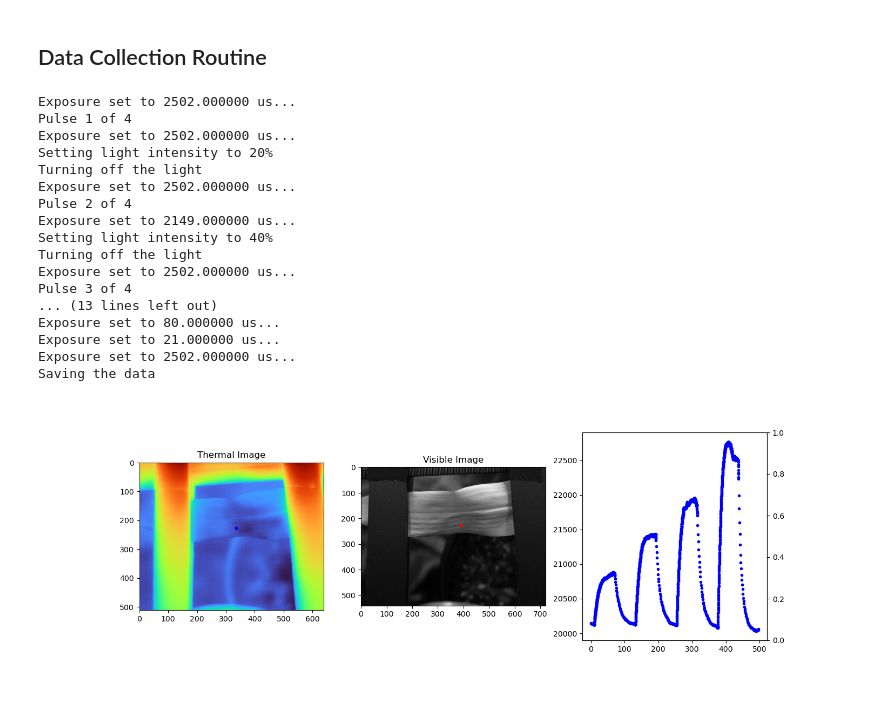
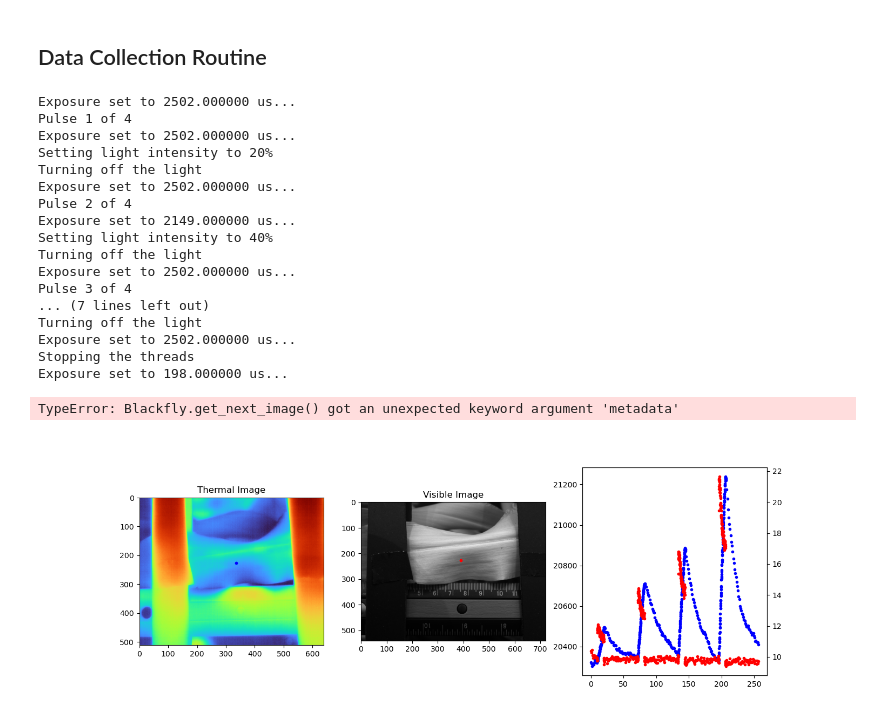
Before and after one commit to nnsriram27/plantProj, a Jupyter notebook: notebooks-setup/collect_plant_data_v2.ipynb, the cells around one changed output. Cells and saved outputs as stored; diff of their text form; code cells hidden in the pictures.

Commit message:
data collection script with checks

```diff
--- a/notebooks-setup/collect_plant_data_v2.ipynb
+++ b/notebooks-setup/collect_plant_data_v2.ipynb
@@ -315,8 +316,8 @@ pulsetrain_settings = {
         'num_pulses' : 4,
         'light_control_voltages': [2.99, 5.22, 6.76, 10],                 # in volts
         'light_intensity_perc'  : [20, 40, 60, 100],       # roughly converted from voltage to intensity percentage
-        'light_pulse_duration'  : [60, 60, 60, 60],               # in s
-        'relaxation_duration'   : [60,  60, 60, 60],                # in s
+        'light_pulse_duration'  : [10, 10, 10, 10],               # in s
+        'relaxation_duration'   : [50,  50, 50, 50],                # in s
         # 'extra_light_control_voltages' : [0.61, 1.15, 1.5],
         # 'extra_light_intensity_perc' : [2.5, 5.0, 7.5],
         # 'extra_light_pulse_duration' : [20, 20, 20],
@@ -406,7 +407,7 @@ def visible_capture_thread():
     while running:
         if pause_recording:
             continue
-        vis_img, vis_tstamp, vis_exp, vis_gain = vis_cam_obj.get_next_image(metadata=True)
+        vis_img, vis_tstamp, frame_number, vis_exp, vis_gain = vis_cam_obj.get_next_image()
         if vis_tstamp - last_frame_time > 1 / save_fps:
             ls_vis_frames.append(vis_img)
             ls_vis_tstamps.append(vis_tstamp)
@@ -419,22 +420,28 @@ vis_cap_thread = threading.Thread(target=visible_capture_thread)
 # Set up capture thread for thermal camera
 ls_thr_frames = []
 ls_thr_tstamps = []
+ls_thr_frame_numbers = []
+ls_thr_telemetry = []
 
 def thermal_capture_thread():
     global ls_thr_frames
     global ls_thr_tstamps
+    global ls_thr_frame_numbers
+    global ls_thr_telemetry
     global running
     global pause_recording
     global save_fps
-    _, last_frame_time = thr_cam_obj.get_next_image()
+    _, last_frame_time, _, _ = thr_cam_obj.get_next_image()
 
     while running:
         if pause_recording:
             continue
-        thr_img, thr_tstamp = thr_cam_obj.get_next_image()
+        thr_img, thr_tstamp, thr_frame_num, thr_telemetry = thr_cam_obj.get_next_image()
         if thr_tstamp - last_frame_time > 1 / save_fps:
             ls_thr_frames.append(thr_img)
             ls_thr_tstamps.append(thr_tstamp)
+            ls_thr_frame_numbers.append(thr_frame_num)
+            ls_thr_telemetry.append(thr_telemetry)
             last_frame_time = thr_tstamp
 
 thr_cap_thread = threading.Thread(target=thermal_capture_thread)
@@ -523,7 +530,7 @@ vis_cam_obj.set_exposure(pulsetrain_settings['vis_cam_exposure_sp700'][0])
 curr_stage_pos = STAGE_POS_SP700
 stage.move_absolute_raw(curr_stage_pos, True)
 
-vis_frame, vis_tstamp, vis_exp, vis_gain = vis_cam_obj.get_next_image(metadata=True)
+vis_frame, vis_tstamp, _, vis_exp, vis_gain = vis_cam_obj.get_next_image()
 vis_frames_sp700.append(vis_frame)
 vis_tstamps_sp700.append(vis_tstamp)
 vis_exposures_sp700.append(vis_exp)
@@ -555,6 +562,8 @@ ls_vis_gains = np.array(ls_vis_gains)
 
 ls_thr_frames = np.array(ls_thr_frames)
 ls_thr_tstamps = np.array(ls_thr_tstamps)
+ls_thr_frame_numbers = np.array(ls_thr_frame_numbers)
+ls_thr_telemetry = np.array(ls_thr_telemetry)
 
 vis_frames_sp700 = np.array(vis_frames_sp700)
 vis_tstamps_sp700 = np.array(vis_tstamps_sp700)
@@ -568,6 +577,8 @@ np.savez(output_filename, ls_vis_frames=ls_vis_frames,
                           ls_vis_gains=ls_vis_gains,
                           ls_thr_frames=ls_thr_frames,
                           ls_thr_tstamps=ls_thr_tstamps,
+                            ls_thr_frame_numbers=ls_thr_frame_numbers,
+                            ls_thr_telemetry=ls_thr_telemetry,
                           vis_frames_sp700=vis_frames_sp700,
                           vis_tstamps_sp700=vis_tstamps_sp700,
                           vis_exposures_sp700=vis_exposures_sp700,
@@ -586,36 +597,37 @@ Setting light intensity to 40%
 Turning off the light
 Exposure set to 2502.000000 us...
 Pulse 3 of 4
-... (13 lines left out)
-Exposure set to 80.000000 us...
-Exposure set to 21.000000 us...
+... (7 lines left out)
+Turning off the light
 Exposure set to 2502.000000 us...
-Saving the data
+Stopping the threads
+Exposure set to 198.000000 us...
+TypeError: Blackfly.get_next_image() got an unexpected keyword argument 'metadata'
 # %%
 fig, ax = plt.subplots(1, 3, figsize=(15, 5))
 # px1, py1 = 367, 247
 px1, py1 = 336, 227
 px1_v, py1_v = 390, 227
 
 ls_thr_frames_flipped = ls_thr_frames[:, :, ::-1]
 
 # ax[0].imshow(vis_frames_sp700[-1, :, :], cmap='gray')
 # ax[0].imshow(ls_vis_frames[-1, :, :], cmap='gray')
 # ax[0].imshow(ls_vis_frames[-100, :, :], cmap='gray')
 ax[0].imshow(ls_thr_frames_flipped[-1, :, :], cmap='turbo')
 ax[0].scatter(px1, py1, c='b', s=10)
 ax[0].set_title('Thermal Image')
 ax[1].imshow(ls_vis_frames[-1, :, :], cmap='gray')
 ax[1].scatter(px1_v, py1_v, c='r', s=10)
 ax[1].set_title('Visible Image')
 ax[2].plot(ls_thr_tstamps - ls_vis_tstamps[0], ls_thr_frames_flipped[:, py1, px1], 'b.')
 ax2 = ax[2].twinx()
 vis_pixel_val = []
 vis_pixel_tstamp = []
 for i in range(ls_vis_frames.shape[0]):
     vis_pixel_val.append(ls_vis_frames[i, py1_v, px1_v] / ls_vis_exposures[i])
     vis_pixel_tstamp.append(ls_vis_tstamps[i] - ls_vis_tstamps[0])
-# ax2.plot(vis_pixel_tstamp, vis_pixel_val, 'r.')
+ax2.plot(vis_pixel_tstamp, vis_pixel_val, 'r.')
 plt.show()
 # %% [output]
-[figure, old version]
+[figure, new version]
```
Also changed, not shown: parts of 9 cells of this notebook, 7 other files.
